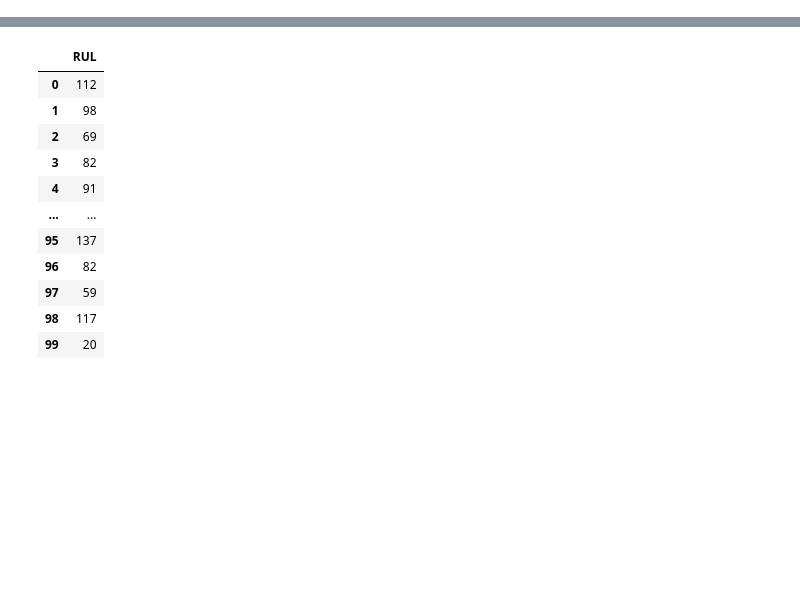
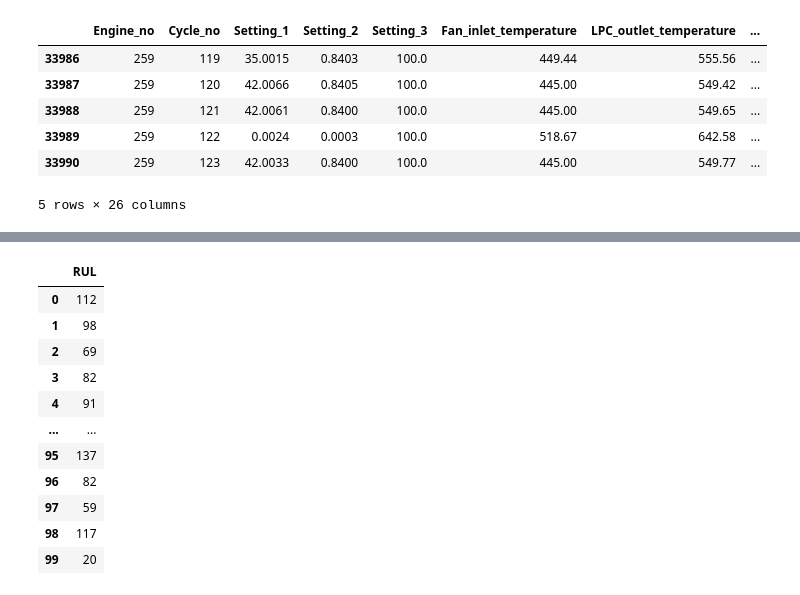
Before and after one commit to ayushgandhi904/Turboengine_predictive_maintenance, a Jupyter notebook: notebooks/trial3.ipynb, the cells around one changed output, grey strips where cells are left out. Drawn from its saved outputs; the diff is of its cells as text; code cells hidden in the pictures; blank space fills up the shorter version.

```diff
--- a/notebooks/trial3.ipynb
+++ b/notebooks/trial3.ipynb
@@ -41,0 +73,10 @@ df_RUL1.columns = rul_cols
+# %%
+df_test2.tail()
+# %% [output]
+|  | Engine_no | Cycle_no | Setting_1 | Setting_2 | Setting_3 | Fan_inlet_temperature | LPC_outlet_temperature | ... |
+| 33986 | 259 | 119 | 35.0015 | 0.8403 | 100.0 | 449.44 | 555.56 | ... |
+| 33987 | 259 | 120 | 42.0066 | 0.8405 | 100.0 | 445.00 | 549.42 | ... |
+| 33988 | 259 | 121 | 42.0061 | 0.8400 | 100.0 | 445.00 | 549.65 | ... |
+| 33989 | 259 | 122 | 0.0024 | 0.0003 | 100.0 | 518.67 | 642.58 | ... |
+| 33990 | 259 | 123 | 42.0033 | 0.8400 | 100.0 | 445.00 | 549.77 | ... |
+5 rows × 26 columns
```
Also changed, not shown: parts of 12 cells of this notebook, 13 other files.
